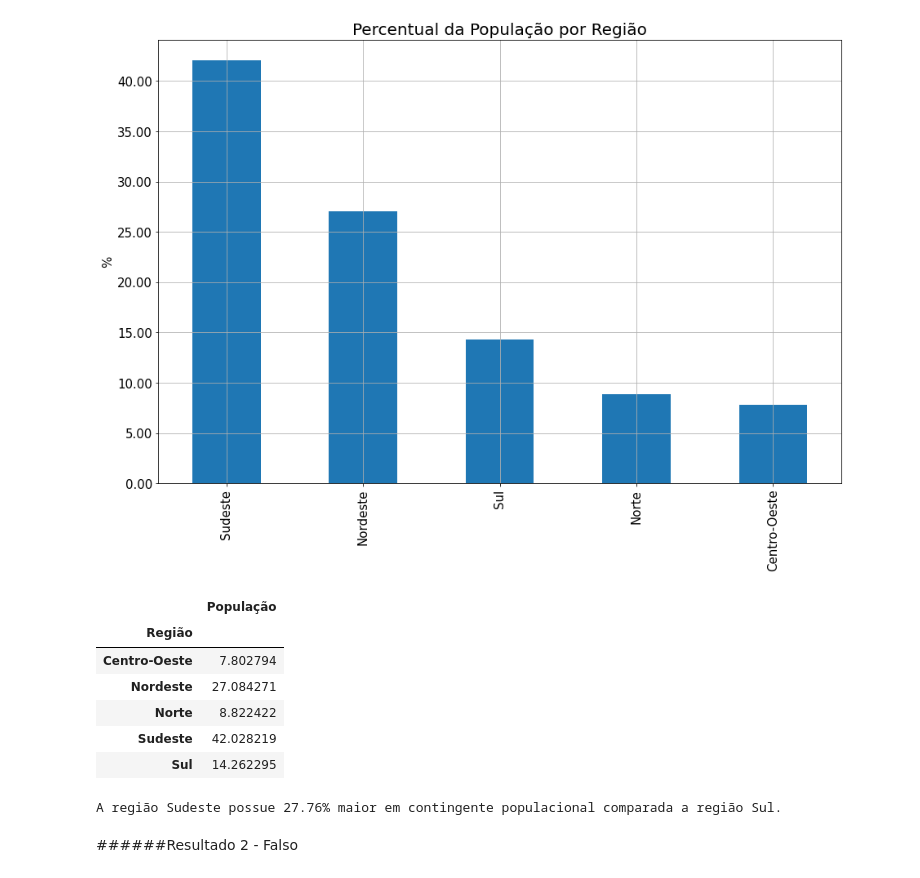
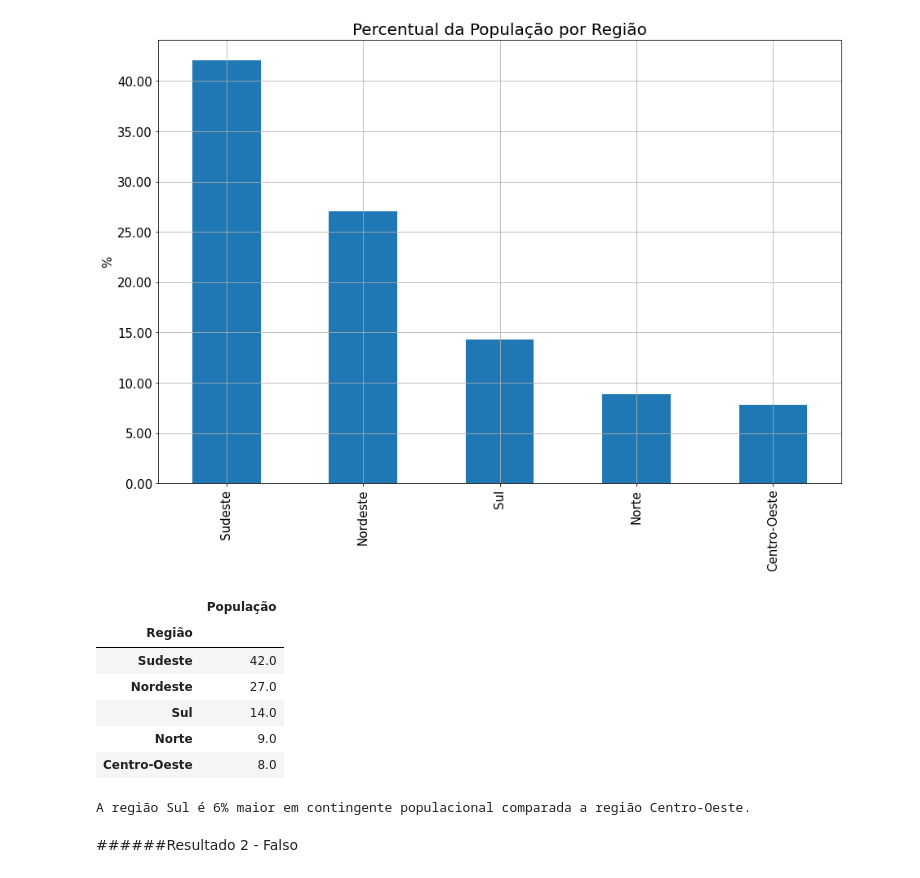
Before and after one commit to MarcosRMG/Bootcamp-Alura-Data-Science, a Jupyter notebook: Marcos_Galvão_Desafio_1.ipynb, the cells around one changed output. Drawn from its saved outputs; the diff is of its cells as text; code cells hidden in the pictures.

```diff
--- a/Marcos_Galvão_Desafio_1.ipynb
+++ b/Marcos_Galvão_Desafio_1.ipynb
@@ -652,12 +674,13 @@ grafico_barras(((populacao_regiao['População'] / populacao_regiao['População
 # %% [output]
 [figure]
 # %%
-(populacao_regiao / populacao_regiao.sum()) * 100
+participacao_populacao_regiao = round((populacao_regiao / populacao_regiao.sum()) * 100, 0).sort_values('População', ascending=False)
+participacao_populacao_regiao
 # %% [output]
 |  | População |
 | Região |  |
-| Centro-Oeste | 7.802794 |
-| Nordeste | 27.084271 |
-| Norte | 8.822422 |
-| Sudeste | 42.028219 |
-| Sul | 14.262295 |
+| Sudeste | 42.0 |
+| Nordeste | 27.0 |
+| Sul | 14.0 |
+| Norte | 9.0 |
+| Centro-Oeste | 8.0 |
@@ -664,7 +689,7 @@ grafico_barras(((populacao_regiao['População'] / populacao_regiao['População
 # %%
-print(f'A região Sudeste possue {42.02 - 14.26:.2f}% maior em contingente populacional comparada a região Sul.')
+print(f'A região Sul é {diferenca_participacao_populacao_sul_centro_oeste}% maior em contingente populacional comparada a região Centro-Oeste.')
 # %% [output]
-A região Sudeste possue 27.76% maior em contingente populacional comparada a região Sul.
+A região Sul é 6% maior em contingente populacional comparada a região Centro-Oeste.
 # %% [markdown]
 ######Resultado 2 - Falso
 # %% [markdown]
```
Also changed, not shown: parts of 50 cells of this notebook.
